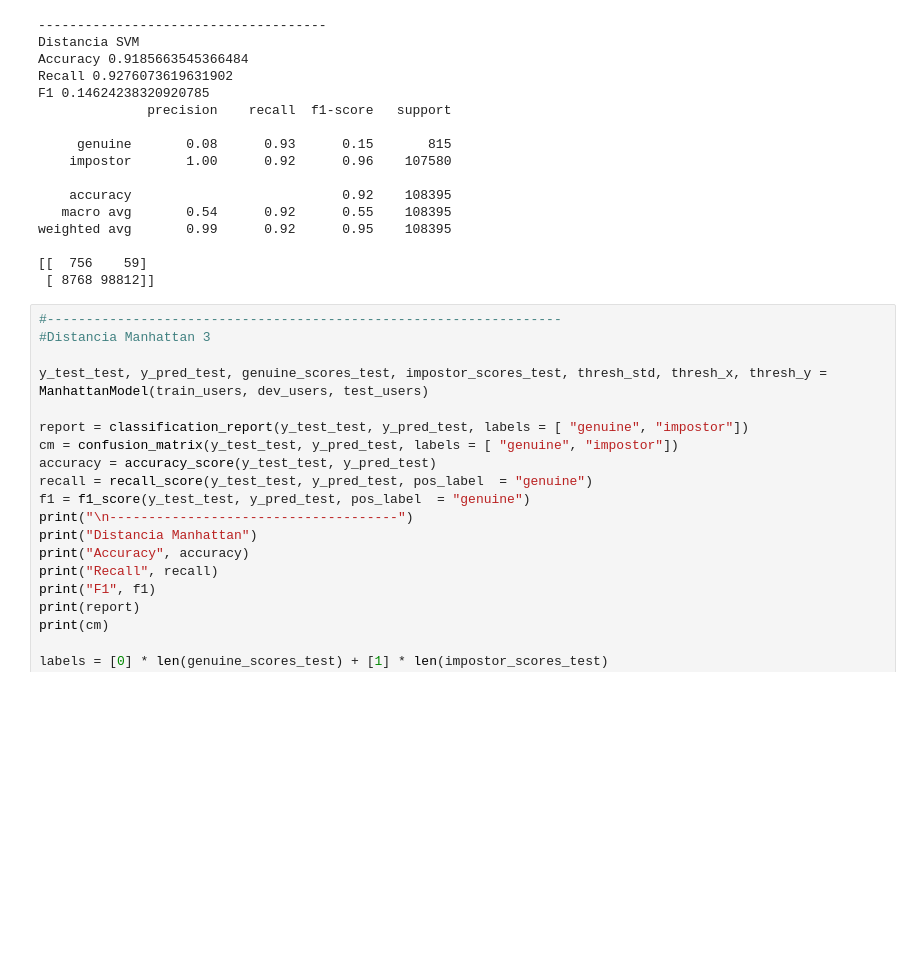
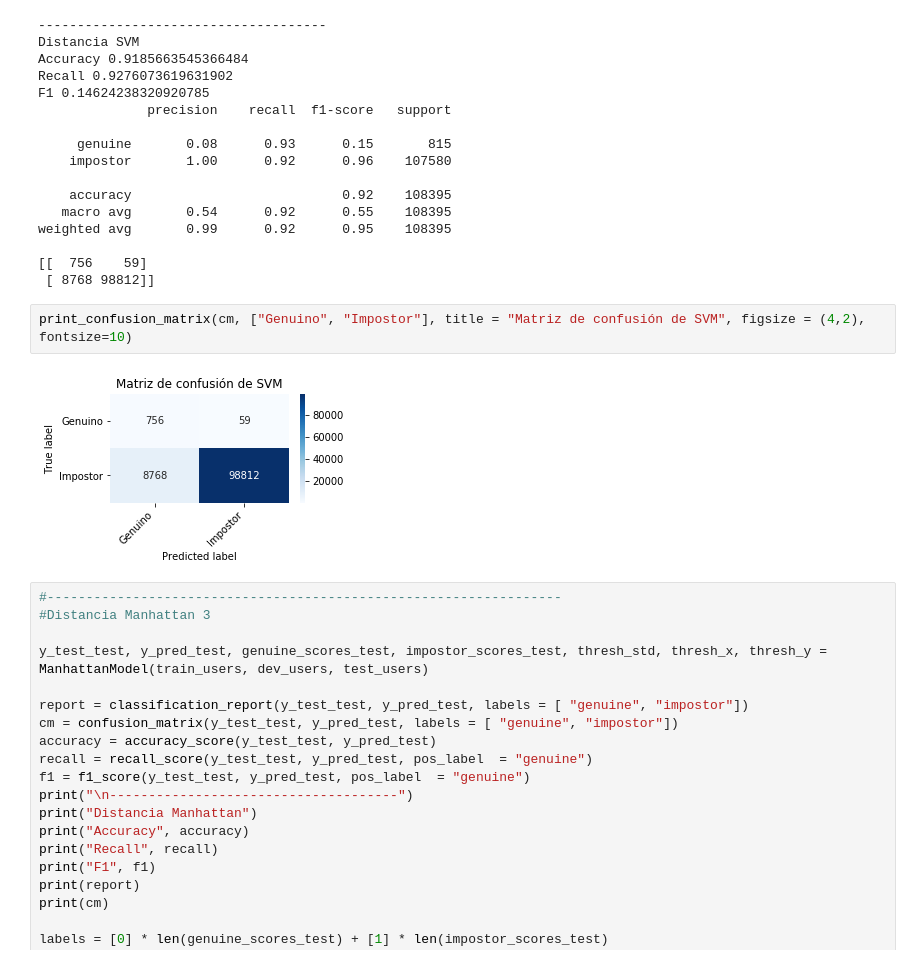
Before and after one commit to aronlo/tesis, a Jupyter notebook: allModels.ipynb, the cells around one changed output. Cells and saved outputs as stored; diff of their text form; blank space fills up the shorter version.

```diff
--- a/allModels.ipynb
+++ b/allModels.ipynb
@@ -100,6 +143,10 @@ weighted avg       0.99      0.92      0.95    108395
 
 [[  756    59]
  [ 8768 98812]]
+# %%
+print_confusion_matrix(cm, ["Genuino", "Impostor"], title = "Matriz de confusión de SVM", figsize = (4,2), fontsize=10)
+# %% [output]
+[figure, added]
 # %%
 #------------------------------------------------------------------
 #Distancia Manhattan 3
```
Also changed, not shown: parts of 6 cells of this notebook.
